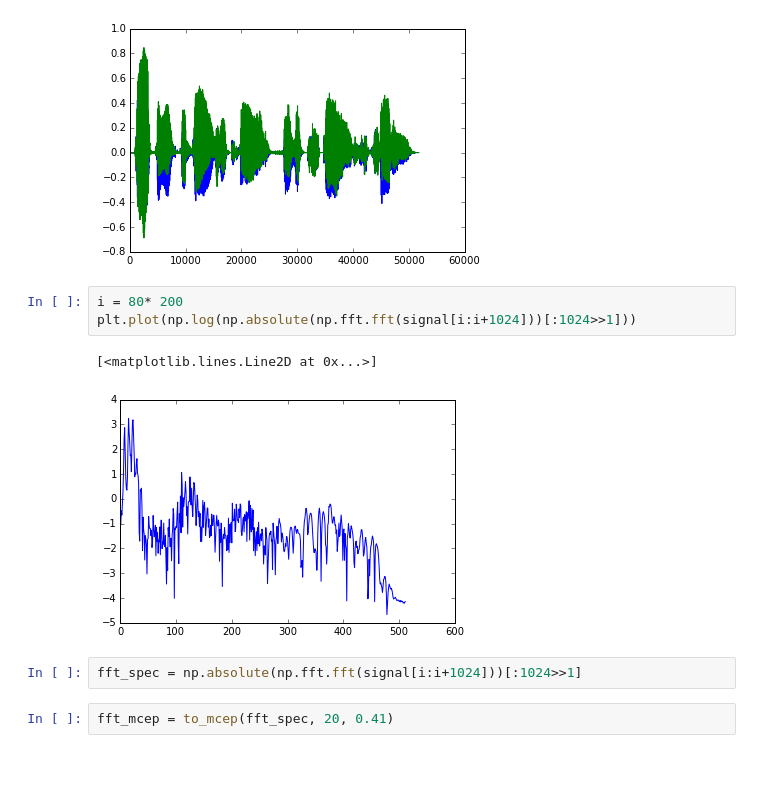
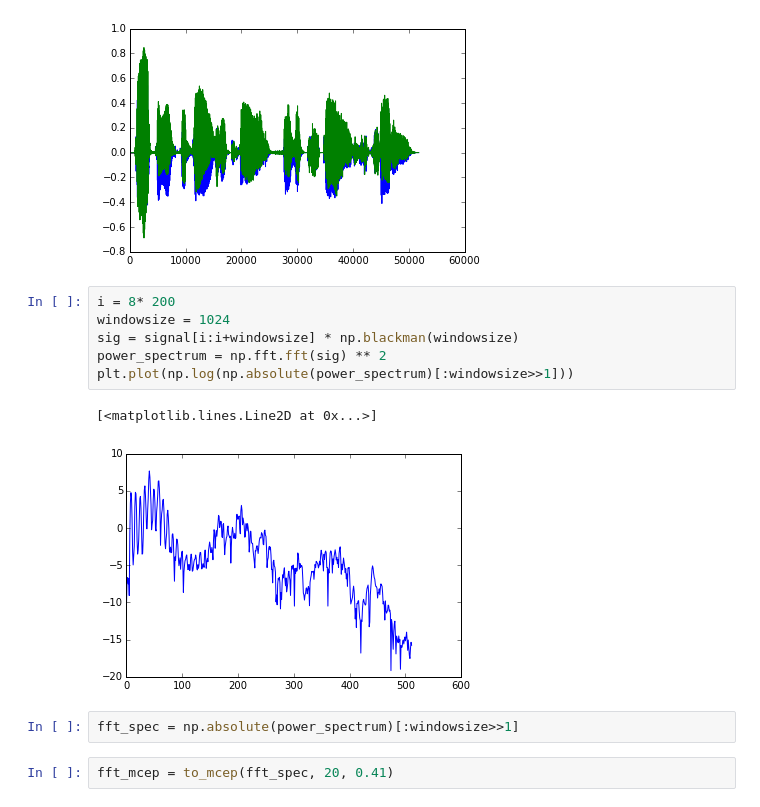
Before and after one commit to shunsukeaihara/pysas, a Jupyter notebook: sample.ipynb, the cells around one changed output. Drawn from its saved outputs; the diff is of its cells as text; blank space fills up the shorter version.

```diff
--- a/sample.ipynb
+++ b/sample.ipynb
@@ -55,14 +55,17 @@ plt.plot(out)
 # %% [output]
 [<matplotlib.lines.Line2D at 0x...>]
 [figure]
-# %%
-i = 80* 200
-plt.plot(np.log(np.absolute(np.fft.fft(signal[i:i+1024]))[:1024>>1]))
-# %% [output]
-[<matplotlib.lines.Line2D at 0x...>]
-[figure, removed]
-# %%
-fft_spec = np.absolute(np.fft.fft(signal[i:i+1024]))[:1024>>1]
+# %%
+i = 8* 200
+windowsize = 1024
+sig = signal[i:i+windowsize] * np.blackman(windowsize)
+power_spectrum = np.fft.fft(sig) ** 2
+plt.plot(np.log(np.absolute(power_spectrum)[:windowsize>>1]))
+# %% [output]
+[<matplotlib.lines.Line2D at 0x...>]
+[figure, added]
+# %%
+fft_spec = np.absolute(power_spectrum)[:windowsize>>1]
 # %%
 fft_mcep = to_mcep(fft_spec, 20, 0.41)
 # %%
```
Also changed, not shown: parts of 1 cell of this notebook.
